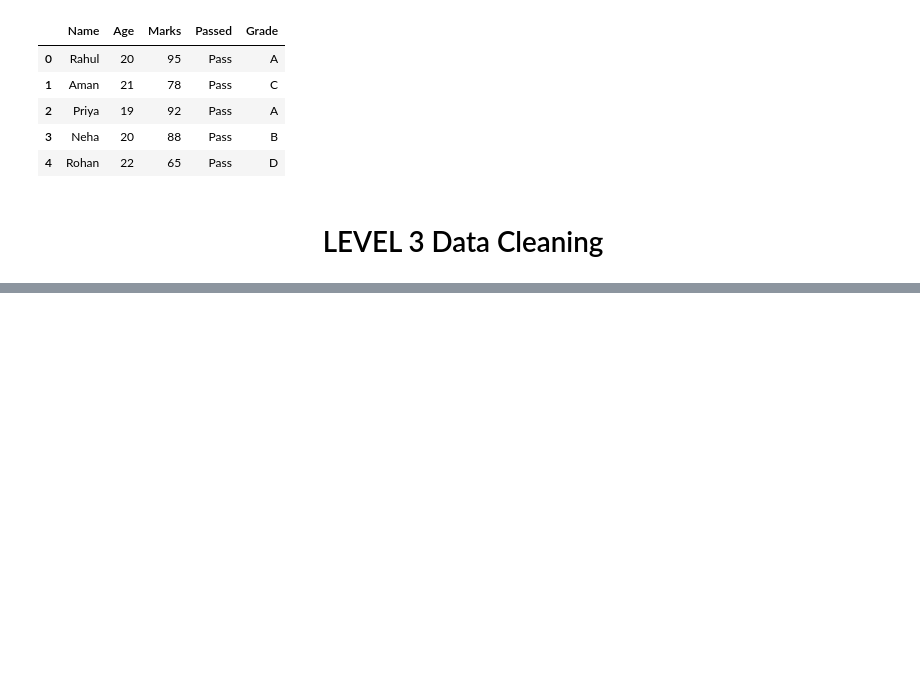
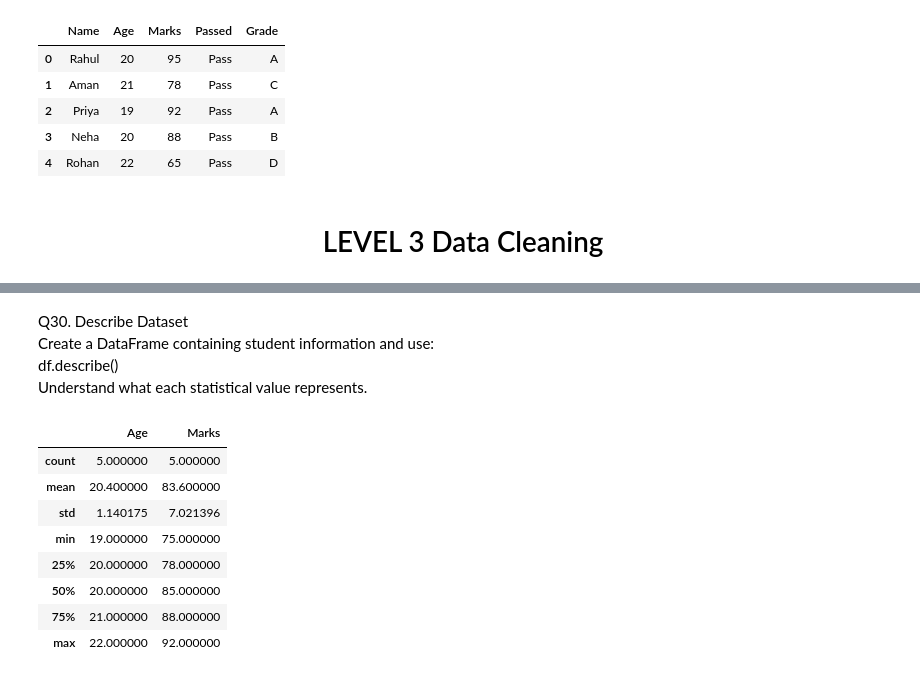
Before and after one commit to SannidhRaj/Data-Sci-Practise-Quesation, a Jupyter notebook: Pandas.ipynb, the cells around one changed output, grey strips where cells are left out. Saved outputs shown, nothing was run; the diff lists cells and outputs as text; code cells hidden in the pictures; blank space fills up the shorter version.

```diff
--- a/Pandas.ipynb
+++ b/Pandas.ipynb
@@ -429,0 +782,33 @@ df3
+# %% [markdown]
+Q30. Describe Dataset<br>
+Create a DataFrame containing student information and use:<br>
+df.describe()<br>
+Understand what each statistical value represents.
+# %%
+data = {
+    "Name": ["Rahul", "Aman", "Priya", "Neha", "Riya"],
+    "Age": [20, 21, 19, 22, 20],
+    "Marks": [85, 78, 92, 88, 75]
+}
+
+df=pd.DataFrame(data)
+df.describe()
+
+#| Value     | Meaning                                            |
+#| --------- | -------------------------------------------------- |
+#| **count** | Total number of non-empty values                   |
+#| **min**   | Smallest value                                     |
+#| **25%**   | 25% of values are below this value (Q1)            |
+#| **50%**   | Middle value / Median (Q2)                         |
+#| **75%**   | 75% of values are below this value (Q3)            |
+#| **max**   | Largest value                                      |
+# %% [output]
+|  | Age | Marks |
+| count | 5.000000 | 5.000000 |
+| mean | 20.400000 | 83.600000 |
+| std | 1.140175 | 7.021396 |
+| min | 19.000000 | 75.000000 |
+| 25% | 20.000000 | 78.000000 |
+| 50% | 20.000000 | 85.000000 |
+| 75% | 21.000000 | 88.000000 |
+| max | 22.000000 | 92.000000 |
```
Also changed, not shown: parts of 36 cells of this notebook, 2 other files.
